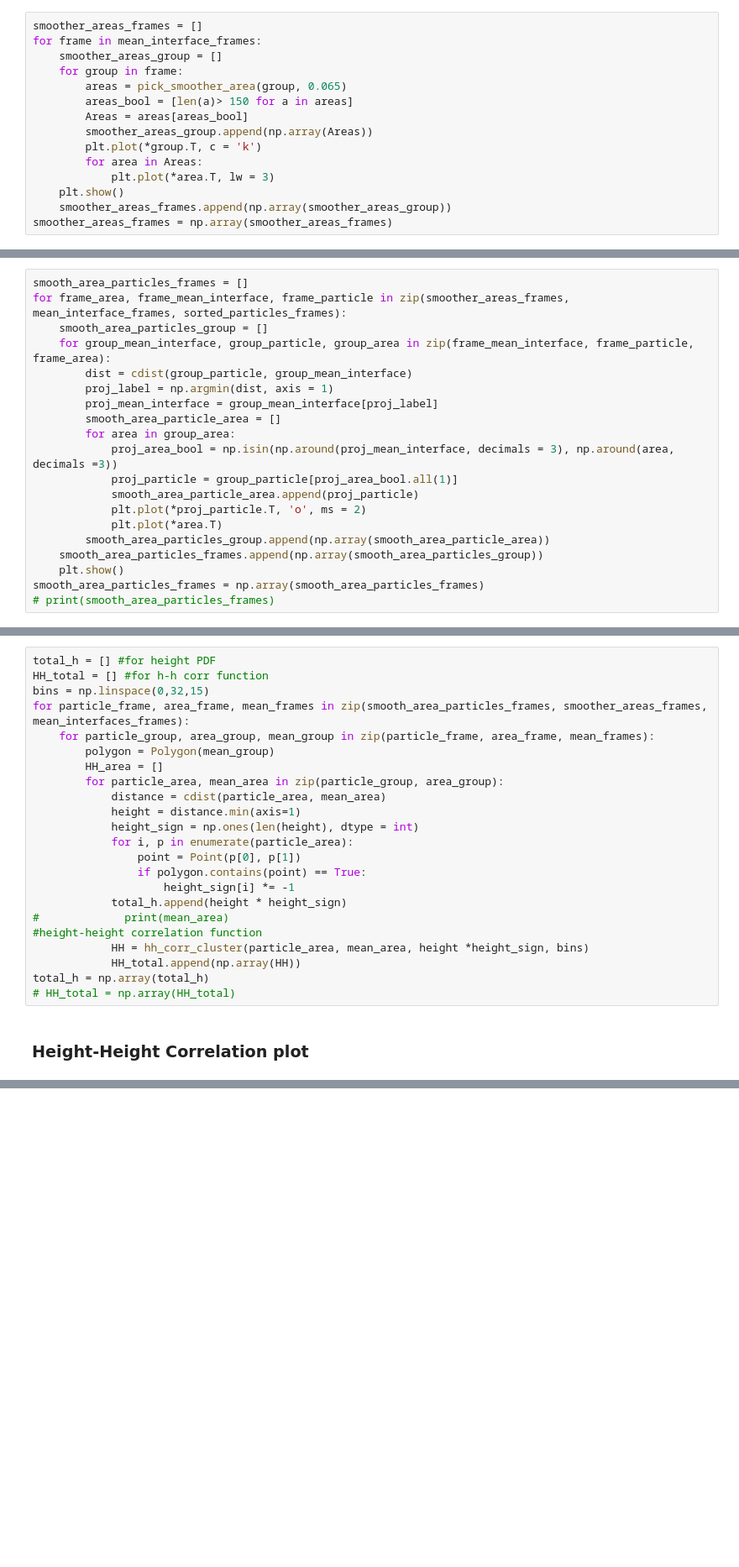
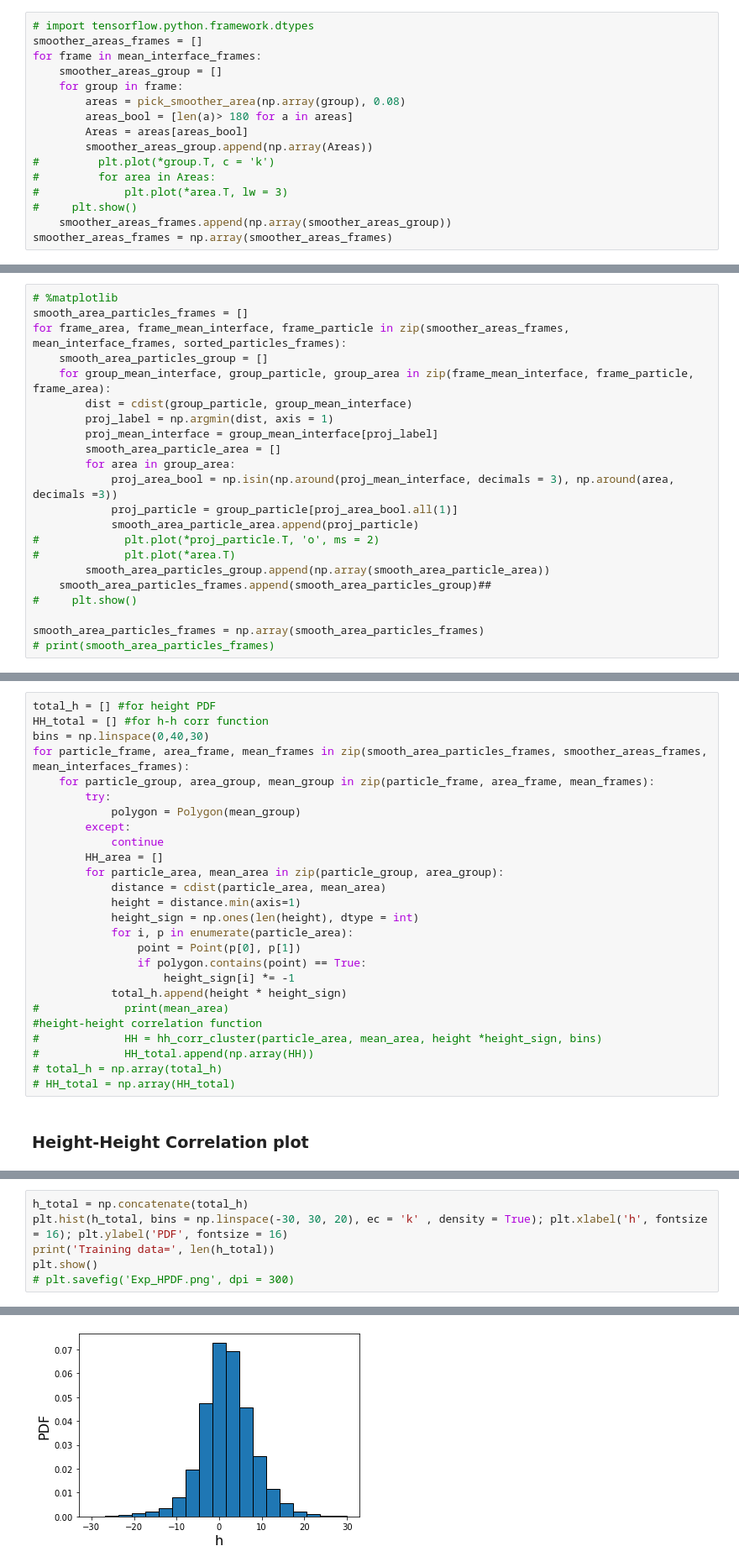
Before and after one commit to yenchihchen1995/Interfacial_Fluctuations, a Jupyter notebook: Interfacial_Fluctuations/Droplets_Experiment/Experiment.ipynb, the cells around one changed output, grey strips where cells are left out. Shown at 84% size. Drawn from its saved outputs; the diff is of its cells as text; blank space fills up the shorter version.

```diff
--- a/Interfacial_Fluctuations/Droplets_Experiment/Experiment.ipynb
+++ b/Interfacial_Fluctuations/Droplets_Experiment/Experiment.ipynb
@@ -89,17 +129,18 @@ mean_interfaces_frames = np.array(mean_interface_frames)
 # %% [markdown]
 ### Get smoother area of mean interface
 # %%
+# import tensorflow.python.framework.dtypes
 smoother_areas_frames = []
 for frame in mean_interface_frames:
     smoother_areas_group = []
     for group in frame:
-        areas = pick_smoother_area(group, 0.065)
-        areas_bool = [len(a)> 150 for a in areas]
+        areas = pick_smoother_area(np.array(group), 0.08)
+        areas_bool = [len(a)> 180 for a in areas]
         Areas = areas[areas_bool]
         smoother_areas_group.append(np.array(Areas))
-        plt.plot(*group.T, c = 'k')
-        for area in Areas:
-            plt.plot(*area.T, lw = 3)
-    plt.show()
+#         plt.plot(*group.T, c = 'k')
+#         for area in Areas:
+#             plt.plot(*area.T, lw = 3)
+#     plt.show()
     smoother_areas_frames.append(np.array(smoother_areas_group))
 smoother_areas_frames = np.array(smoother_areas_frames)
@@ -111,6 +147,7 @@ smoother_areas_frames = np.array(smoother_areas_frames)
 # %% [markdown]
 ### Map the interfacial particles to the smoother areas
 # %%
+# %matplotlib
 smooth_area_particles_frames = []
 for frame_area, frame_mean_interface, frame_particle in zip(smoother_areas_frames, mean_interface_frames, sorted_particles_frames):
     smooth_area_particles_group = []
@@ -123,10 +160,11 @@ for frame_area, frame_mean_interface, frame_particle in zip(smoother_areas_frame
             proj_area_bool = np.isin(np.around(proj_mean_interface, decimals = 3), np.around(area, decimals =3))
             proj_particle = group_particle[proj_area_bool.all(1)]
             smooth_area_particle_area.append(proj_particle)
-            plt.plot(*proj_particle.T, 'o', ms = 2)
-            plt.plot(*area.T)
+#             plt.plot(*proj_particle.T, 'o', ms = 2)
+#             plt.plot(*area.T)
         smooth_area_particles_group.append(np.array(smooth_area_particle_area))
-    smooth_area_particles_frames.append(np.array(smooth_area_particles_group))
-    plt.show()
+    smooth_area_particles_frames.append(smooth_area_particles_group)##
+#     plt.show()
+
 smooth_area_particles_frames = np.array(smooth_area_particles_frames)
 # print(smooth_area_particles_frames)
@@ -140,10 +173,13 @@ smooth_area_particles_frames = np.array(smooth_area_particles_frames)
 # %%
 total_h = [] #for height PDF
 HH_total = [] #for h-h corr function
-bins = np.linspace(0,32,15)
+bins = np.linspace(0,40,30)
 for particle_frame, area_frame, mean_frames in zip(smooth_area_particles_frames, smoother_areas_frames, mean_interfaces_frames):
     for particle_group, area_group, mean_group in zip(particle_frame, area_frame, mean_frames):
-        polygon = Polygon(mean_group)
+        try:
+            polygon = Polygon(mean_group)
+        except:
+            continue
         HH_area = []
         for particle_area, mean_area in zip(particle_group, area_group):
             distance = cdist(particle_area, mean_area)
@@ -156,9 +192,9 @@ for particle_frame, area_frame, mean_frames in zip(smooth_area_particles_frames,
             total_h.append(height * height_sign)
 #             print(mean_area)
 #height-height correlation function
-            HH = hh_corr_cluster(particle_area, mean_area, height *height_sign, bins)
-            HH_total.append(np.array(HH))
-total_h = np.array(total_h)
+#             HH = hh_corr_cluster(particle_area, mean_area, height *height_sign, bins)
+#             HH_total.append(np.array(HH))
+# total_h = np.array(total_h)
 # HH_total = np.array(HH_total)
 # %% [markdown]
 ### Height-Height Correlation plot
@@ -180,0 +208,7 @@ Number of particles 1490
+# %%
+h_total = np.concatenate(total_h)
+plt.hist(h_total, bins = np.linspace(-30, 30, 20), ec = 'k' , density = True); plt.xlabel('h', fontsize = 16); plt.ylabel('PDF', fontsize = 16)
+print('Training data=', len(h_total))
+plt.show()
+# plt.savefig('Exp_HPDF.png', dpi = 300)
+# %% [output]
@@ -180,0 +216 @@ Number of particles 1490
+[figure, added]
```
Also changed, not shown: parts of 17 cells of this notebook.
